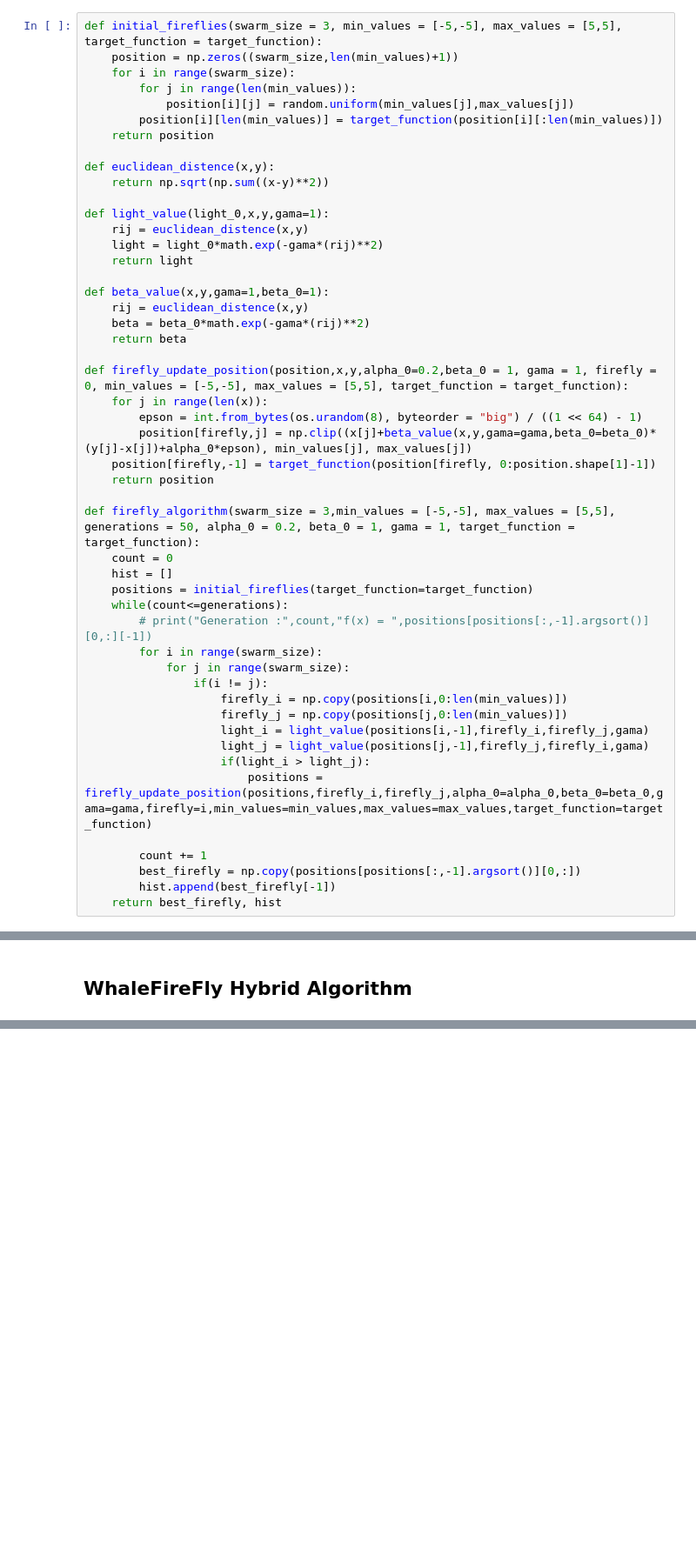
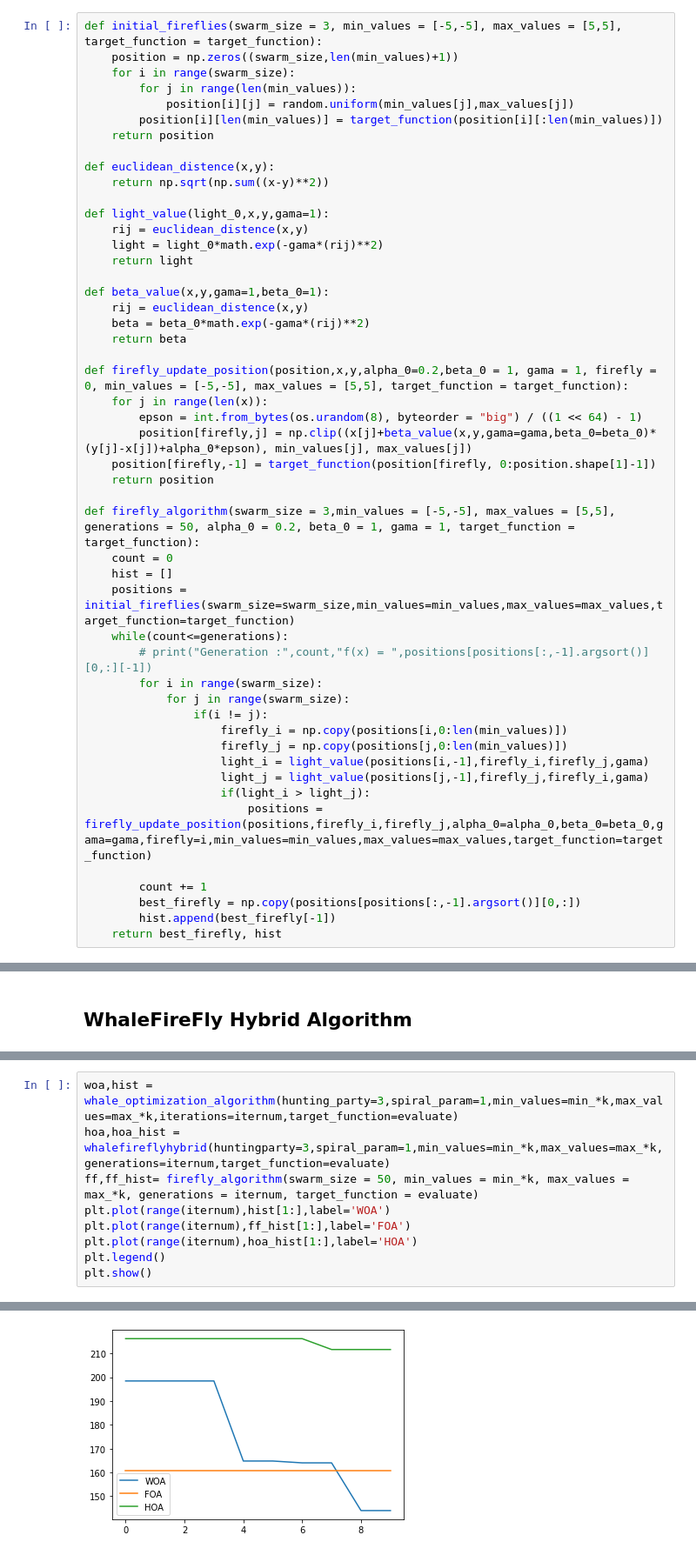
Before and after one commit to anishgowda21/mini-project, a Jupyter notebook: notebooks/WhaleFirefly.ipynb, the cells around one changed output, grey strips where cells are left out. Shown at 87% size. Drawn from its saved outputs; the diff is of its cells as text; blank space fills up the shorter version.

```diff
--- a/notebooks/WhaleFirefly.ipynb
+++ b/notebooks/WhaleFirefly.ipynb
@@ -136,7 +177,7 @@ def firefly_update_position(position,x,y,alpha_0=0.2,beta_0 = 1, gama = 1, firef
 def firefly_algorithm(swarm_size = 3,min_values = [-5,-5], max_values = [5,5], generations = 50, alpha_0 = 0.2, beta_0 = 1, gama = 1, target_function = target_function):
     count = 0
     hist = []
-    positions = initial_fireflies(target_function=target_function)
+    positions = initial_fireflies(swarm_size=swarm_size,min_values=min_values,max_values=max_values,target_function=target_function)
     while(count<=generations):
         # print("Generation :",count,"f(x) = ",positions[positions[:,-1].argsort()][0,:][-1])
         for i in range(swarm_size):
@@ -233,0 +321,10 @@ def whalefireflyhybrid(huntingparty=5,spiral_param=1, min_values=[-5, -5], max_v
+# %%
+woa,hist = whale_optimization_algorithm(hunting_party=3,spiral_param=1,min_values=min_*k,max_values=max_*k,iterations=iternum,target_function=evaluate)
+hoa,hoa_hist = whalefireflyhybrid(huntingparty=3,spiral_param=1,min_values=min_*k,max_values=max_*k,generations=iternum,target_function=evaluate)
+ff,ff_hist= firefly_algorithm(swarm_size = 50, min_values = min_*k, max_values = max_*k, generations = iternum, target_function = evaluate)
+plt.plot(range(iternum),hist[1:],label='WOA')
+plt.plot(range(iternum),ff_hist[1:],label='FOA')
+plt.plot(range(iternum),hoa_hist[1:],label='HOA')
+plt.legend()
+plt.show()
+# %% [output]
@@ -233,0 +332 @@ def whalefireflyhybrid(huntingparty=5,spiral_param=1, min_values=[-5, -5], max_v
+[figure, added]
```
Also changed, not shown: parts of 10 cells of this notebook, 33 other files.
